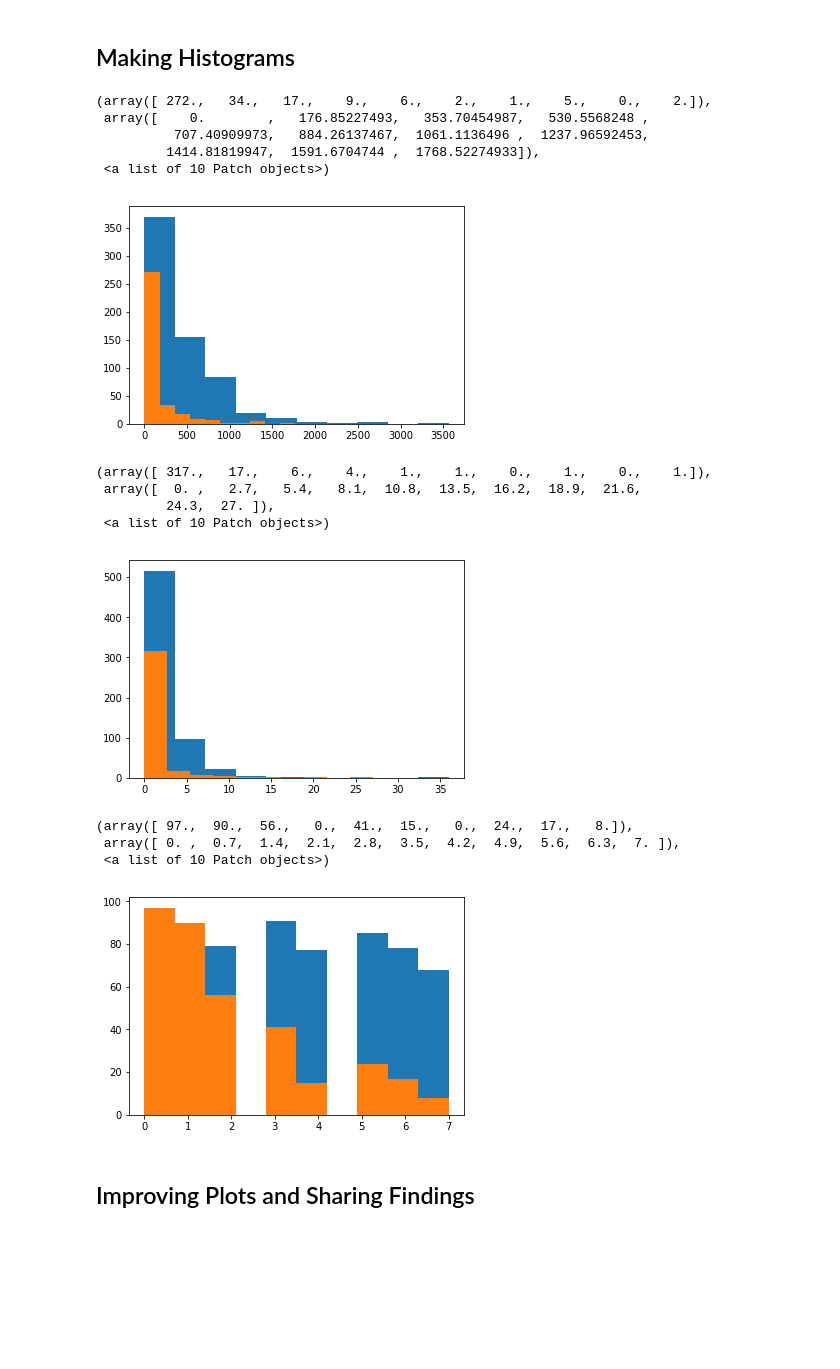
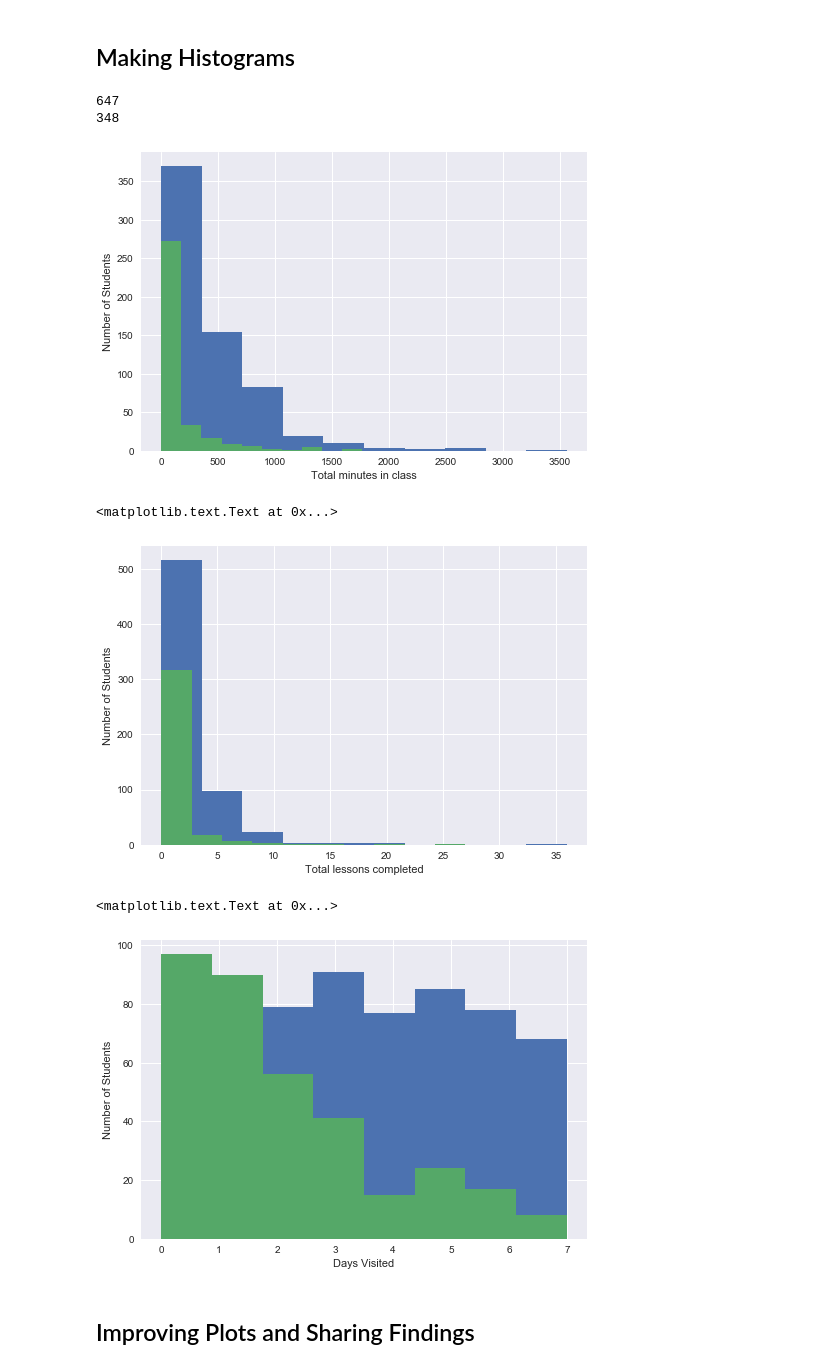
Before and after one commit to zebesta/dataanalysis, a Jupyter notebook: L1_Starter_Code.ipynb, the cells around one changed output. Drawn from its saved outputs; the diff is of its cells as text; code cells hidden in the pictures; blank space fills up the shorter version.

```diff
--- a/L1_Starter_Code.ipynb
+++ b/L1_Starter_Code.ipynb
@@ -545,36 +545,36 @@ Maximum: 7
 ######################################
 %matplotlib inline
 import matplotlib.pyplot as plt
+import seaborn as sns
 plt.hist(passing_total_minutes)
 plt.hist(non_passing_total_minutes)
-
+plt.xlabel("Total minutes in class")
+plt.ylabel("Number of Students")
+print len(passing_total_minutes)
+print len(non_passing_total_minutes)
 ## Make histograms of the three metrics we looked at earlier for both
 ## students who passed the subway project and students who didn't. You
 ## might also want to make histograms of any other metrics you examined.
 # %% [output]
-(array([ 272.,   34.,   17.,    9.,    6.,    2.,    1.,    5.,    0.,    2.]),
- array([    0.        ,   176.85227493,   353.70454987,   530.5568248 ,
-          707.40909973,   884.26137467,  1061.1136496 ,  1237.96592453,
-         1414.81819947,  1591.6704744 ,  1768.52274933]),
- <a list of 10 Patch objects>)
+647
+348
-[figure, old version]
+[figure, new version]
 # %%
 plt.hist(passing_total_lessons)
 plt.hist(non_passing_total_lessons)
+plt.xlabel("Total lessons completed")
+plt.ylabel("Number of Students")
 # %% [output]
-(array([ 317.,   17.,    6.,    4.,    1.,    1.,    0.,    1.,    0.,    1.]),
- array([  0. ,   2.7,   5.4,   8.1,  10.8,  13.5,  16.2,  18.9,  21.6,
-         24.3,  27. ]),
- <a list of 10 Patch objects>)
+<matplotlib.text.Text at 0x...>
-[figure, old version]
+[figure, new version]
 # %%
-plt.hist(passing_total_visits)
-plt.hist(non_passing_total_visits)
+plt.hist(passing_total_visits, bins=8)
+plt.hist(non_passing_total_visits, bins=8)
+plt.xlabel("Days Visited")
+plt.ylabel("Number of Students")
 # %% [output]
-(array([ 97.,  90.,  56.,   0.,  41.,  15.,   0.,  24.,  17.,   8.]),
- array([ 0. ,  0.7,  1.4,  2.1,  2.8,  3.5,  4.2,  4.9,  5.6,  6.3,  7. ]),
- <a list of 10 Patch objects>)
+<matplotlib.text.Text at 0x...>
-[figure, old version]
+[figure, new version]
 # %% [markdown]
 ## Improving Plots and Sharing Findings
 # %%
```
Also changed, not shown: parts of 1 cell of this notebook, 6 other files.
